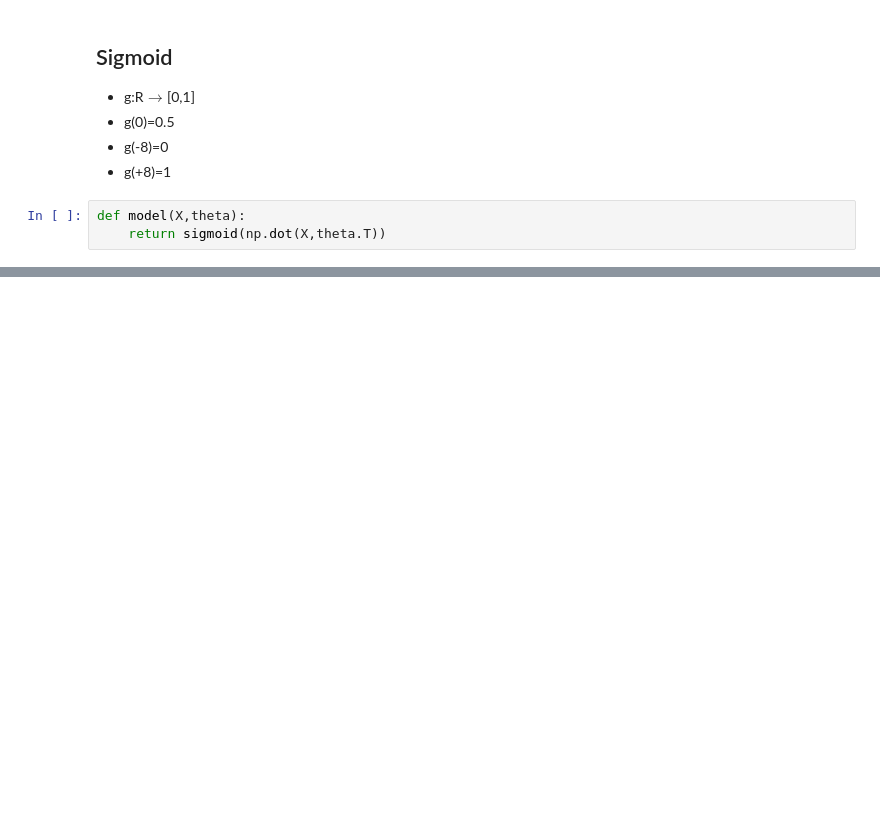
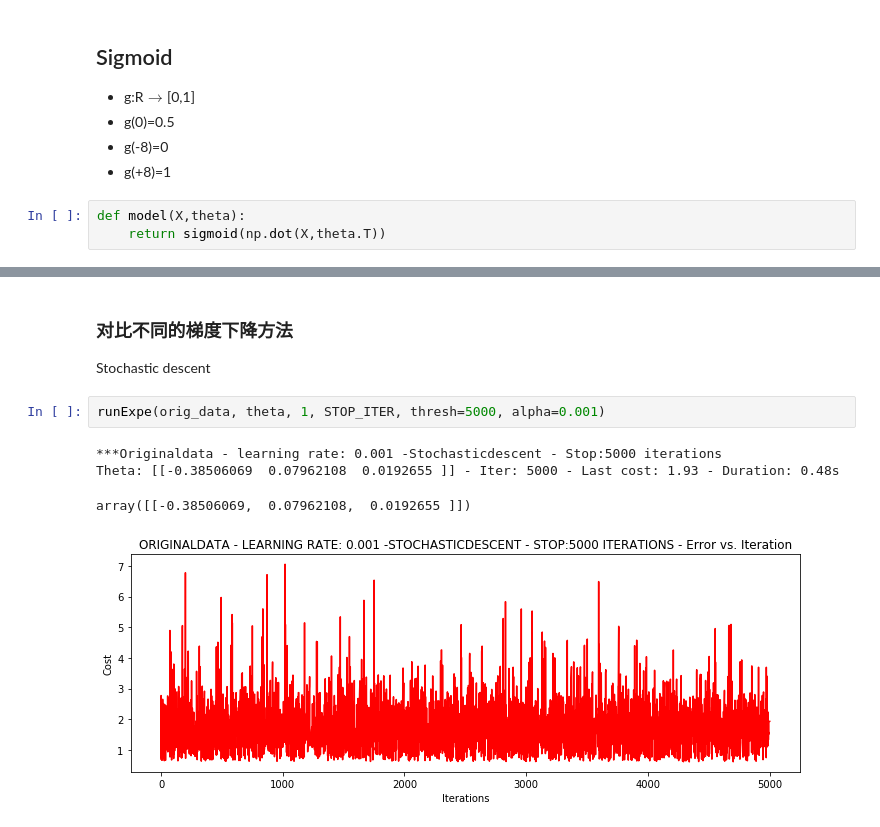
Before and after one commit to September-Joker/data_analysis, a Jupyter notebook: python数据分析与机器学习/Python实现逻辑回归与梯度下降策略/梯度下降求解逻辑回归test.ipynb, the cells around one changed output, grey strips where cells are left out. Cells and saved outputs as stored; diff of their text form; blank space fills up the shorter version.

```diff
--- a/python数据分析与机器学习/Python实现逻辑回归与梯度下降策略/梯度下降求解逻辑回归test.ipynb
+++ b/python数据分析与机器学习/Python实现逻辑回归与梯度下降策略/梯度下降求解逻辑回归test.ipynb
@@ -98,0 +295,11 @@ def model(X,theta):
+# %% [markdown]
+### 对比不同的梯度下降方法
+
+Stochastic descent
+# %%
+runExpe(orig_data, theta, 1, STOP_ITER, thresh=5000, alpha=0.001)
+# %% [output]
+***Originaldata - learning rate: 0.001 -Stochasticdescent - Stop:5000 iterations
+Theta: [[-0.38506069  0.07962108  0.0192655 ]] - Iter: 5000 - Last cost: 1.93 - Duration: 0.48s
+array([[-0.38506069,  0.07962108,  0.0192655 ]])
+[figure, added]
```
Also changed, not shown: parts of 32 cells of this notebook, 1 other file.
